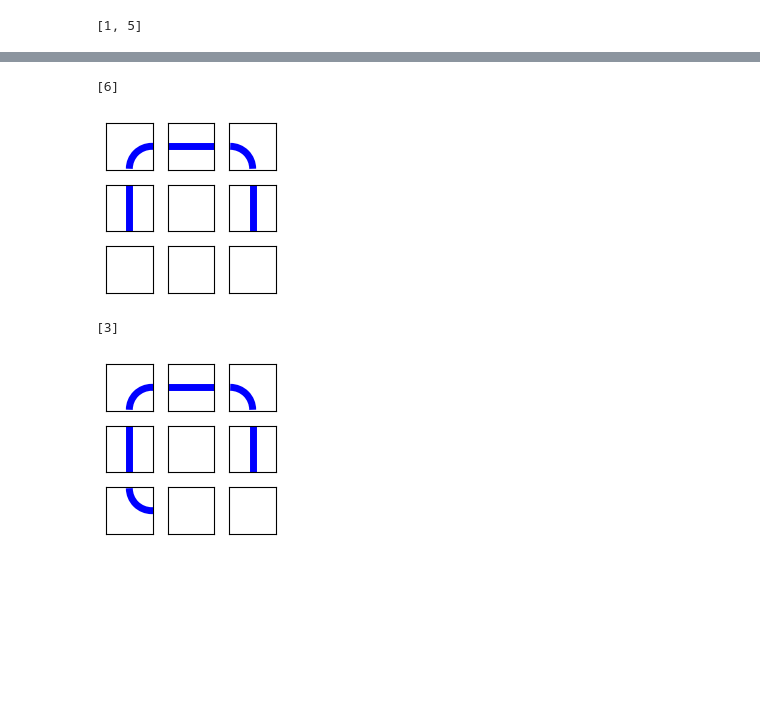
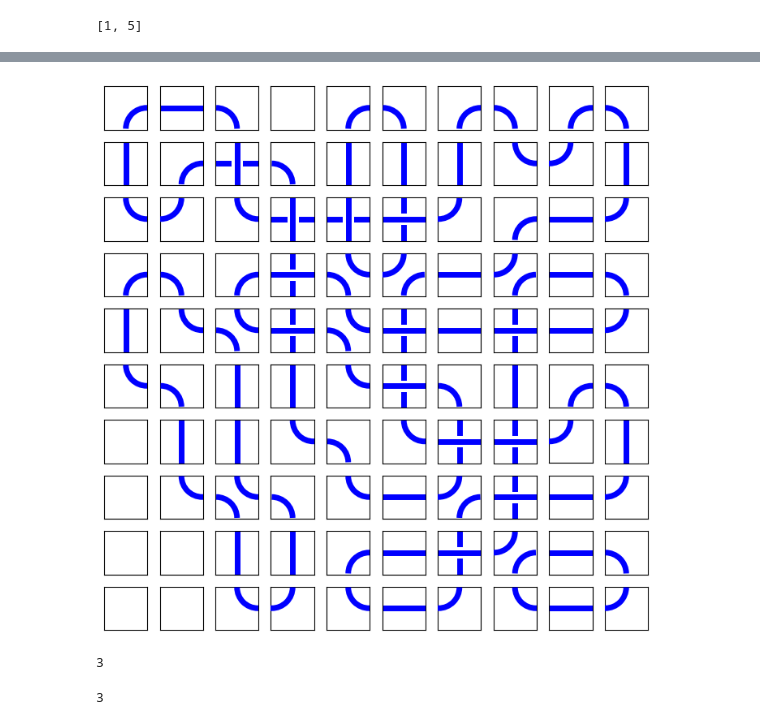
Before and after one commit to andrew-tawfeek/wild_knots, a Jupyter notebook: Random_Testing.ipynb, the cells around one changed output, grey strips where cells are left out. Drawn from its saved outputs; the diff is of its cells as text; code cells hidden in the pictures; blank space fills up the shorter version.

```diff
--- a/Random_Testing.ipynb
+++ b/Random_Testing.ipynb
@@ -61,16 +62,13 @@ M[1,1] = 0; W = Mosaic(M); W.show(2)
+# %%
+random_mosaic(10).show(7)
+# %% [output]
+[figure, added]
+# %%
+import random
+random.choice([1,2,3])
+# %% [output]
+3
 # %%
-W.potential_tiles(1,2)
+choice([1,2,3])
 # %% [output]
-[6]
+3
-# %%
-M[1,2] = 6; W = Mosaic(M); W.show(2)
-# %% [output]
-[figure, removed]
-# %%
-W.potential_tiles(2,0)
-# %% [output]
-[3]
-# %%
-M[2,0] = 3; W = Mosaic(M); W.show(2)
-# %% [output]
-[figure, removed]
```
Also changed, not shown: parts of 16 cells of this notebook, 1 other file.
